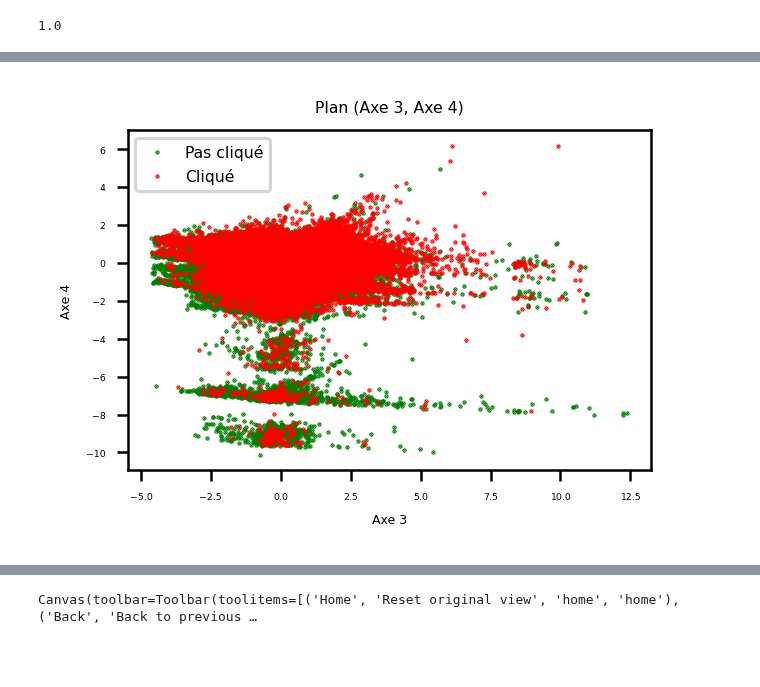
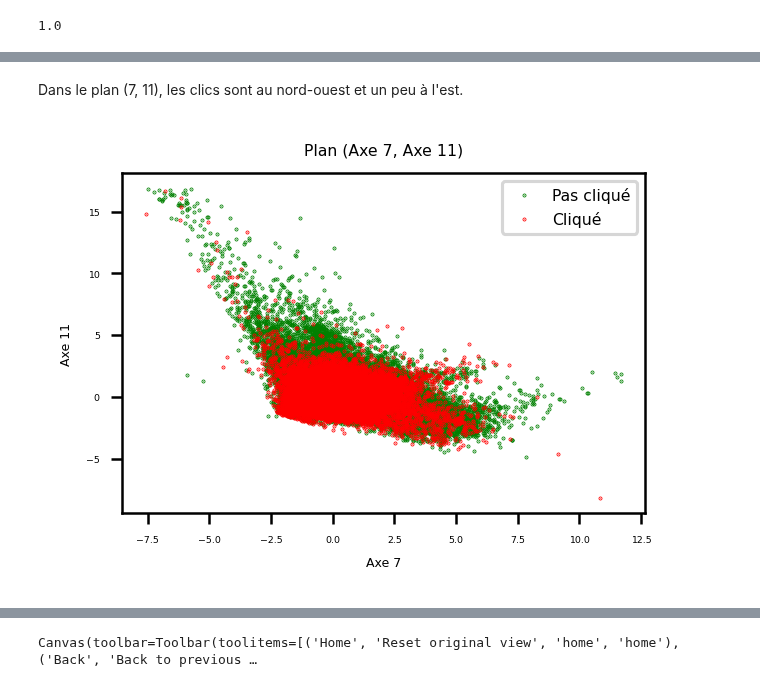
Before and after one commit to baptiste-pasquier/statapp, a Jupyter notebook: acp.ipynb, the cells around one changed output, grey strips where cells are left out. Saved outputs shown, nothing was run; the diff lists cells and outputs as text; code cells hidden in the pictures; blank space fills up the shorter version.

```diff
--- a/acp.ipynb
+++ b/acp.ipynb
@@ -50,7 +50,7 @@ Index(['day', 'hashed_partner_id', 'hashed_campaign_id', 'contextid',
 df = df.sample(frac=1).reset_index(drop=True)
 # %%
 # On conserve nos 13 variables quantitatives et la variable cible.
-df_acp = df[['contextid','campaignctrlast24h','dayssincelastvisitdouble','ltf_nbglobaldisplay_4w','ltf_nbpartnerdisplayssincelastclick','ltf_nbpartnerdisplay_90d','ltf_nbpartnerclick_90d','ltf_nbpartnersales_90d','nbdayssincelastclick','nbdisplay_1hour','nbdisplayglobalapprox_1d_sum_xdevice','display_size','zonecostineuro','is_display_clicked']]
+df_acp = df[COLUMNS_QUANT + ['is_display_clicked']]
 df_acp = df_acp.dropna().reset_index(drop=True)
 # %%
 colors = np.array(['r' if (df_acp['is_display_clicked'][i] == 0) else 'g' for i in range(len(df_acp))])
@@ -142,5 +145,5 @@ distributions_sur_axe(4)
 # %%
-def affichage_plan_factoriel_equal(i, j, pourcentage=1, equal=False, markersize=0.75, verbose=False):
+def affichage_plan_factoriel_equal(i, j, pourcentage=1, equal=False, markersize=0.5, verbose=False):
     """
     pourcentage: proprotion de points à afficher
     equal: si True, autant de points rouges que de points verts
@@ -165,8 +168,8 @@ def affichage_plan_factoriel_equal(i, j, pourcentage=1, equal=False, markersize=
         print(f"Nombre de points rouges : {len(coord_not_cliqued[0][::N_not])}")
         print(f"Nombre de points verts : {len(coord_cliqued[0][::N])}")
 
-    plt.plot(coord_cliqued[i-1][::N], coord_cliqued[j-1][::N], '.', color='g', linestyle="None", markersize=markersize)
-    plt.plot(coord_not_cliqued[i-1][::N_not], coord_not_cliqued[j-1][::N_not], '.', color='r', linestyle="None", markersize=markersize)
+    plt.plot(coord_cliqued[i-1][::N], coord_cliqued[j-1][::N], marker='.', color='g', linestyle="None", markersize=markersize)
+    plt.plot(coord_not_cliqued[i-1][::N_not], coord_not_cliqued[j-1][::N_not], marker='.', color='r', linestyle="None", markersize=markersize)
     plt.xlabel(f'Axe {i}', size=4)
     plt.ylabel(f'Axe {j}', size=4)
     plt.title(f'Plan (Axe {i}, Axe {j})', size=5)
@@ -193,4 +208,6 @@ affichage_plan_factoriel_equal(2, 4, equal=True)
+# %% [markdown]
+Dans le plan (7, 11), les clics sont au nord-ouest et un peu à l'est.
 # %%
-affichage_plan_factoriel_equal(3, 4, equal=True)
+affichage_plan_factoriel_equal(7, 11, equal=True)
 # %% [output]
-[figure, old version]
+[figure, new version]
```
Also changed, not shown: parts of 37 cells of this notebook.
